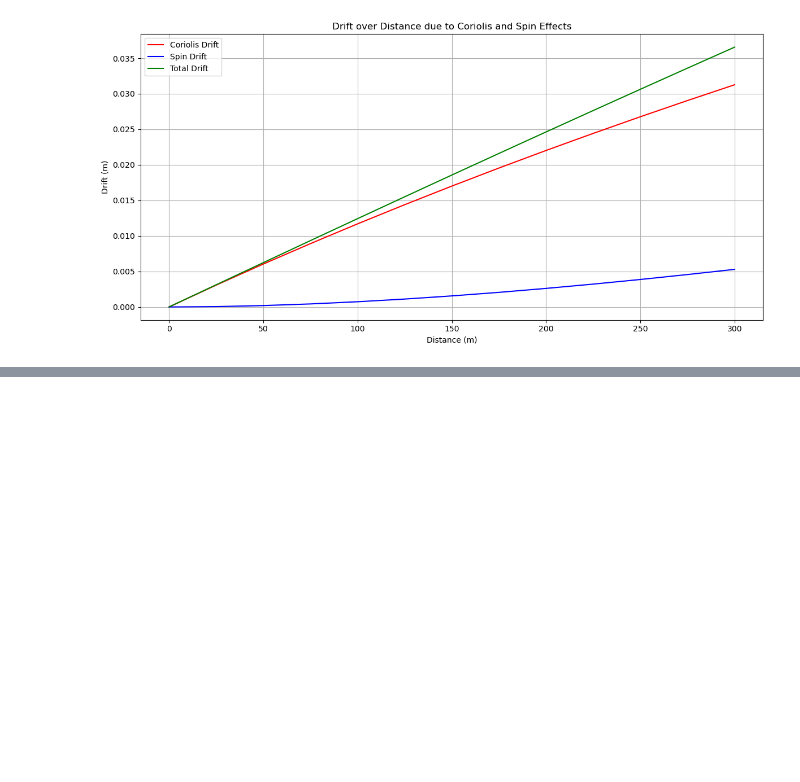
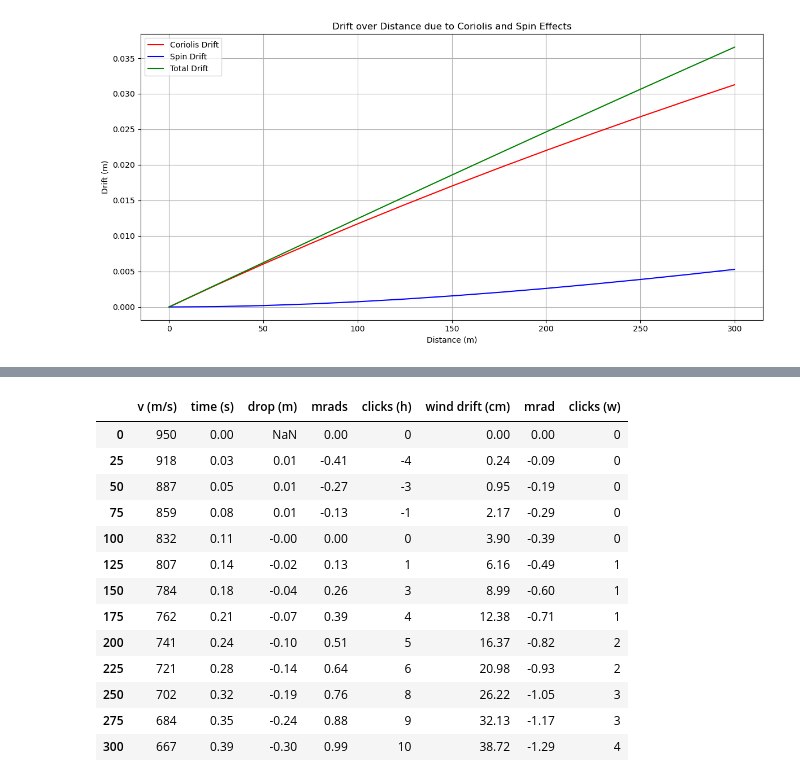
Before and after one commit to theresiasnow/ballistics, a Jupyter notebook: ballistics.ipynb, the cells around one changed output, grey strips where cells are left out. Drawn from its saved outputs; the diff is of its cells as text; code cells hidden in the pictures; blank space fills up the shorter version.

```diff
--- a/ballistics.ipynb
+++ b/ballistics.ipynb
@@ -219,0 +177,31 @@ plt.show()
+# %%
+# Ballistic tables
+velocities = np.round(velocities, 0).astype(int)
+times = np.round(time_to_distances, 2)
+pois = np.round(pois, 2)
+pois_mrad = np.round(pois_mrad, 2)
+clicks = np.round(np.array(list(map(lambda x: x/mrad_per_click, pois_mrad)))).astype(int)
+
+drift_mrads = b.calculate_mrads(distances, wind_drifts)
+wind_drifts = np.round(wind_drifts, 2)
+drift_mrads = np.round(drift_mrads, 2)
+windage_clicks = np.round(np.array(list(map(lambda x: x/mrad_per_click, wind_drifts)))).astype(int)
+
+d = {'v (m/s)': velocities, 'time (s)': times, 'drop (m)': pois, 'mrads': pois_mrad, 'clicks (h)': clicks, 'wind drift (cm)': wind_drifts_cm, 'mrad': drift_mrads, 'clicks (w)': windage_clicks}
+df = pd.DataFrame(data=d, index=distances)
+display(df)
+# %% [output]
+|  | v (m/s) | time (s) | drop (m) | mrads | clicks (h) | wind drift (cm) | mrad | clicks (w) |
+| 0 | 950 | 0.00 | NaN | 0.00 | 0 | 0.00 | 0.00 | 0 |
+| 25 | 918 | 0.03 | 0.01 | -0.41 | -4 | 0.24 | -0.09 | 0 |
+| 50 | 887 | 0.05 | 0.01 | -0.27 | -3 | 0.95 | -0.19 | 0 |
+| 75 | 859 | 0.08 | 0.01 | -0.13 | -1 | 2.17 | -0.29 | 0 |
+| 100 | 832 | 0.11 | -0.00 | 0.00 | 0 | 3.90 | -0.39 | 0 |
+| 125 | 807 | 0.14 | -0.02 | 0.13 | 1 | 6.16 | -0.49 | 1 |
+| 150 | 784 | 0.18 | -0.04 | 0.26 | 3 | 8.99 | -0.60 | 1 |
+| 175 | 762 | 0.21 | -0.07 | 0.39 | 4 | 12.38 | -0.71 | 1 |
+| 200 | 741 | 0.24 | -0.10 | 0.51 | 5 | 16.37 | -0.82 | 2 |
+| 225 | 721 | 0.28 | -0.14 | 0.64 | 6 | 20.98 | -0.93 | 2 |
+| 250 | 702 | 0.32 | -0.19 | 0.76 | 8 | 26.22 | -1.05 | 3 |
+| 275 | 684 | 0.35 | -0.24 | 0.88 | 9 | 32.13 | -1.17 | 3 |
+| 300 | 667 | 0.39 | -0.30 | 0.99 | 10 | 38.72 | -1.29 | 4 |
```
Also changed, not shown: parts of 6 cells of this notebook, 1 other file.
